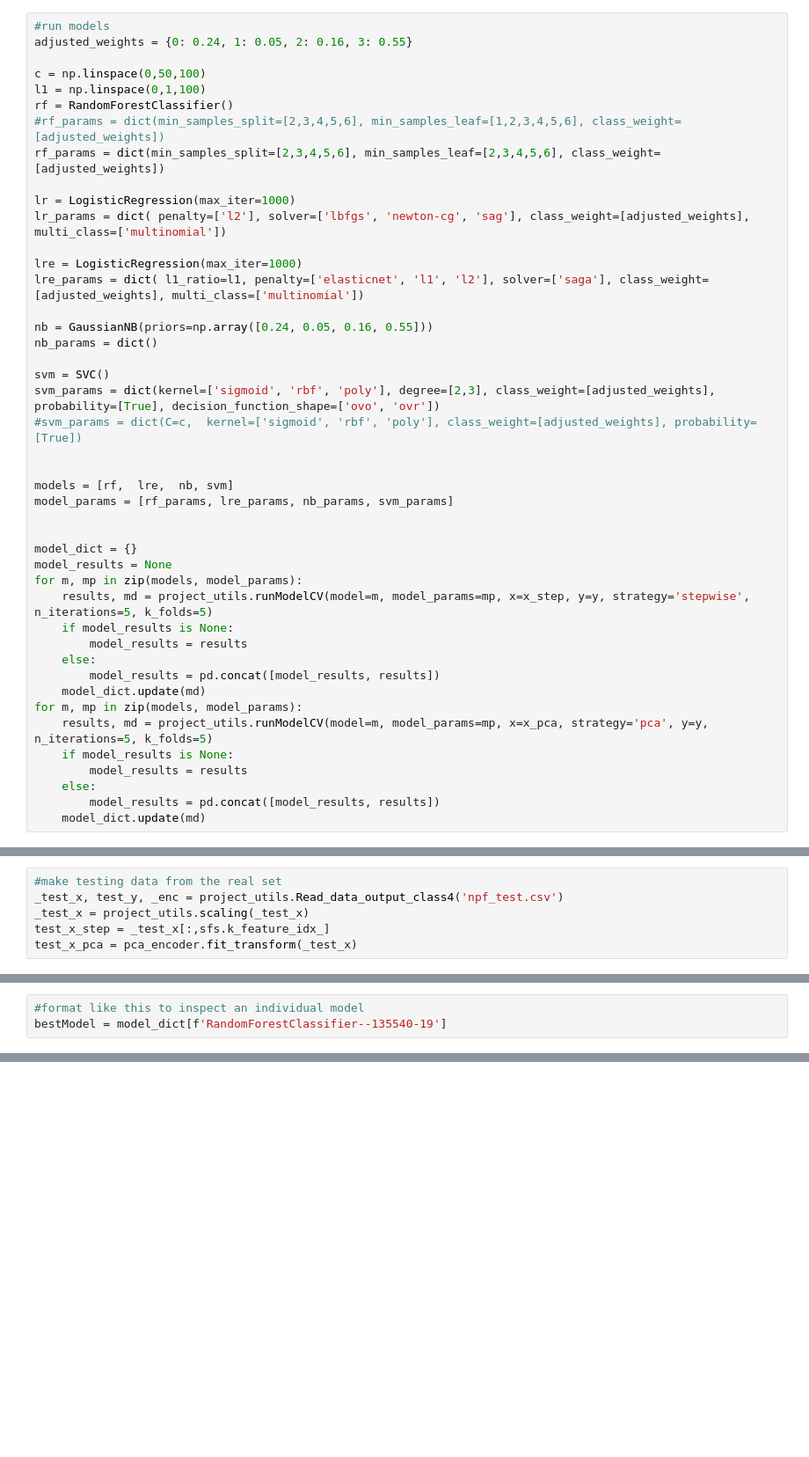
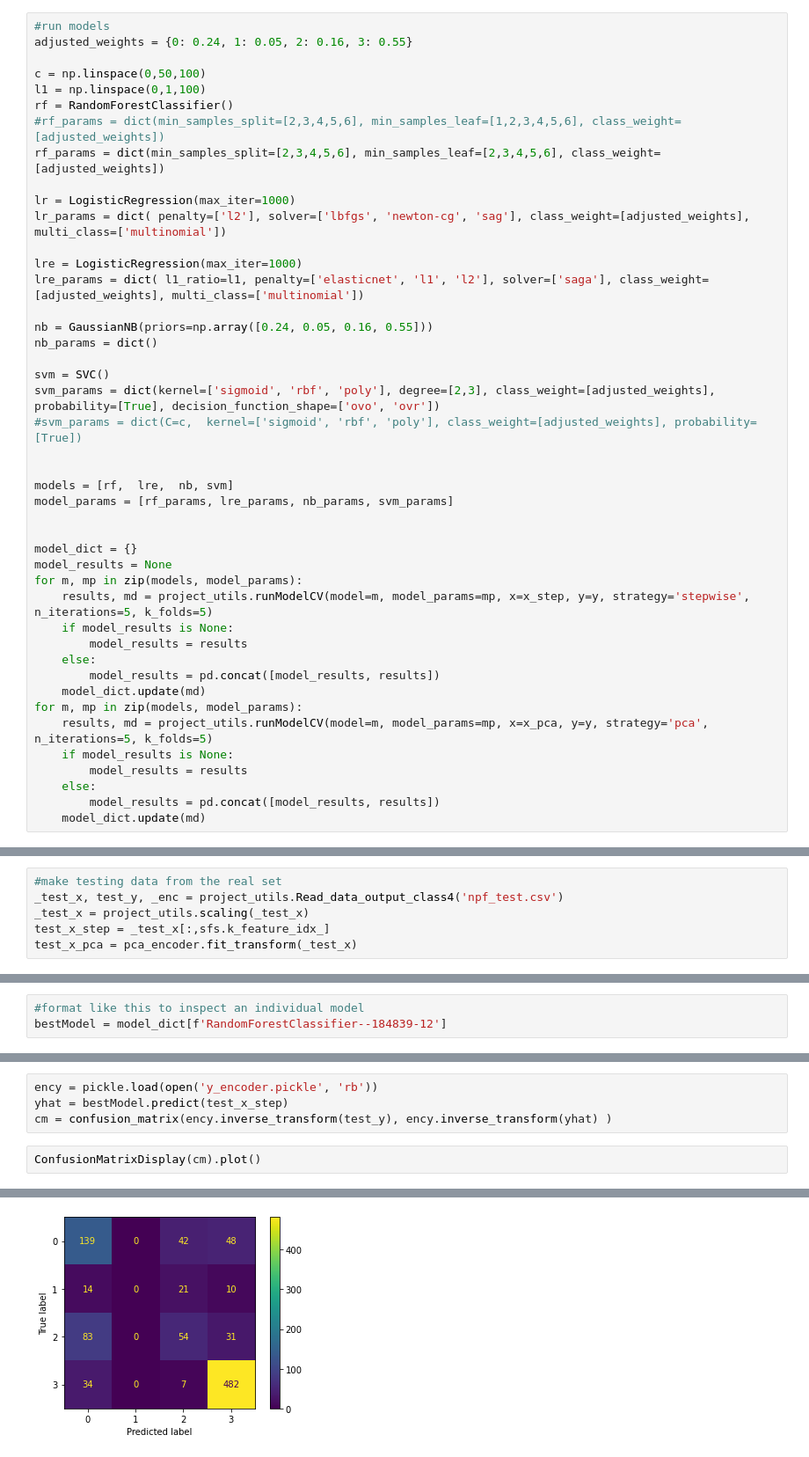
Before and after one commit to yherin/iml-project98, a Jupyter notebook: FINAL_NOTEBOOK.ipynb, the cells around one changed output, grey strips where cells are left out. Shown at 88% size. Cells and saved outputs as stored; diff of their text form; blank space fills up the shorter version.

```diff
--- a/FINAL_NOTEBOOK.ipynb
+++ b/FINAL_NOTEBOOK.ipynb
@@ -73,7 +74,7 @@ for m, mp in zip(models, model_params):
         model_results = pd.concat([model_results, results])
     model_dict.update(md)
 for m, mp in zip(models, model_params):
-    results, md = project_utils.runModelCV(model=m, model_params=mp, x=x_pca, strategy='pca', y=y, n_iterations=5, k_folds=5)
+    results, md = project_utils.runModelCV(model=m, model_params=mp, x=x_pca, y=y, strategy='pca', n_iterations=5, k_folds=5)
     if model_results is None:
         model_results = results
     else:
@@ -115,3 +153,3 @@ dftest.sort_values('accuracy', ascending=False).head()
 # %%
 #format like this to inspect an individual model
-bestModel = model_dict[f'RandomForestClassifier--135540-19']
+bestModel = model_dict[f'RandomForestClassifier--184839-12']
@@ -119,0 +156,7 @@ bestModel.get_params()
+# %%
+ency = pickle.load(open('y_encoder.pickle', 'rb'))
+yhat = bestModel.predict(test_x_step)
+cm = confusion_matrix(ency.inverse_transform(test_y), ency.inverse_transform(yhat) )
+# %%
+ConfusionMatrixDisplay(cm).plot()
+# %% [output]
@@ -119,0 +164 @@ bestModel.get_params()
+[figure, added]
```
Also changed, not shown: parts of 12 cells of this notebook, 1 other file.
